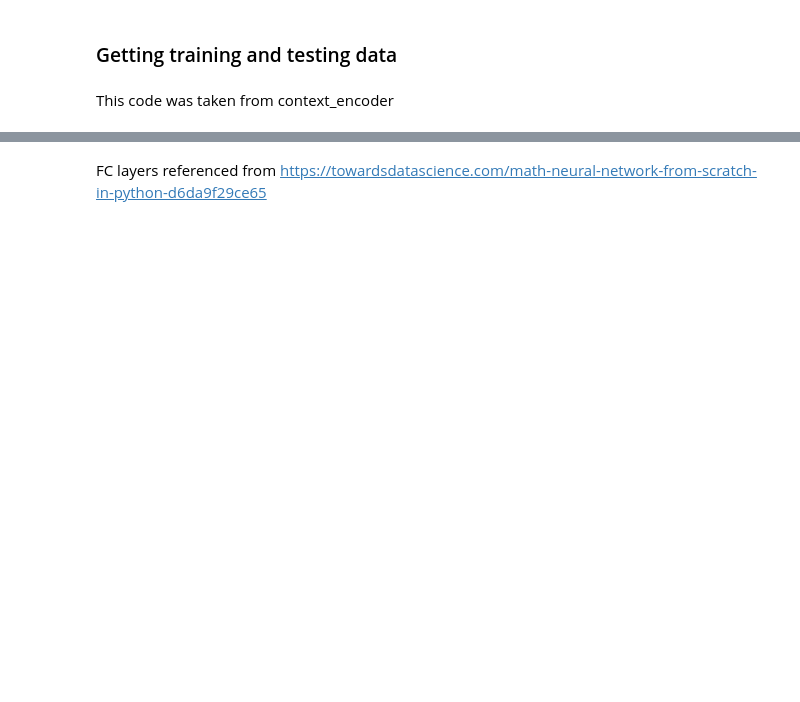
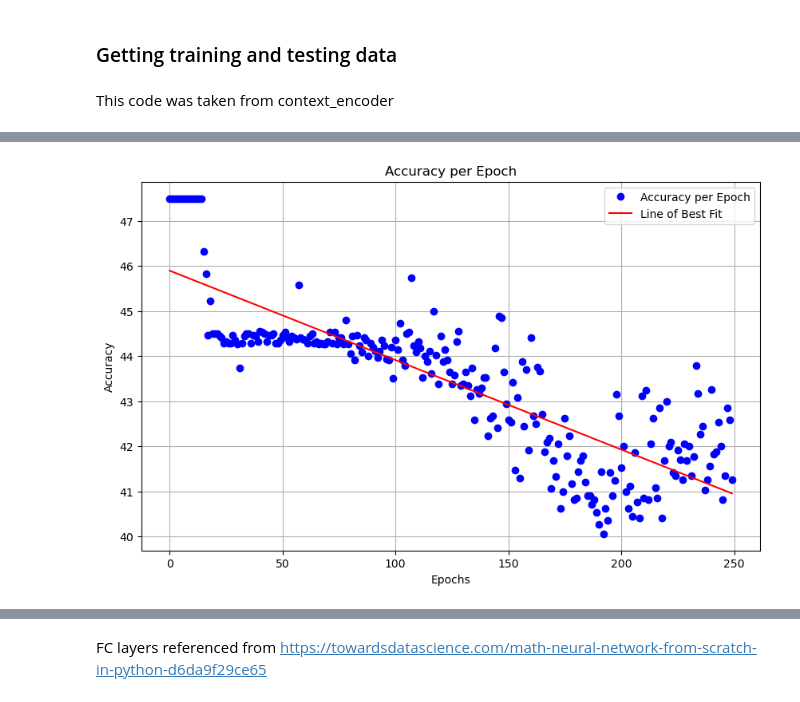
Before and after one commit to jonnneehh/ER_GAT, a Jupyter notebook: emotionClassifier.ipynb, the cells around one changed output, grey strips where cells are left out. Cells and saved outputs as stored; diff of their text form; code cells hidden in the pictures; blank space fills up the shorter version.

```diff
--- a/emotionClassifier.ipynb
+++ b/emotionClassifier.ipynb
@@ -24,0 +61,2 @@ X_train.head()
+# %%
+X_test = X_test.detach().numpy()
@@ -24,0 +499,18 @@ X_train.head()
+# %%
+# Convert data to PyTorch tensors
+X_train_tensor = torch.tensor(X_train, dtype=torch.float32)
+y_train_tensor = torch.tensor(y_train, dtype=torch.long)
+X_test_tensor = torch.tensor(X_test, dtype=torch.float32)
+y_test_tensor = torch.tensor(y_test, dtype=torch.long)
+
+# Wraps tensors into a dataset. Used to combine the input features and labels into a single dataset object for both training and testing data.
+train_dataset = TensorDataset(X_train_tensor, y_train_tensor)
+test_dataset = TensorDataset(X_test_tensor, y_test_tensor)
+
+# Provides an iterable over the given dataset, supporting automatic batching, sampling, shuffling, and multiprocess data loading.
+train_loader = DataLoader(train_dataset, batch_size=64, shuffle=True)
+test_loader = DataLoader(test_dataset, batch_size=64, shuffle=False)
+# %%
+model = EmotionClassifier(input_size=X_train.shape[1], hidden_size=256, num_classes=len(set(y_train)))
+criterion = nn.CrossEntropyLoss()
+optimizer = torch.optim.Adam(model.parameters(), lr=0.001)
@@ -24,0 +567,28 @@ X_train.head()
+# %%
+import matplotlib.pyplot as plt
+import numpy as np
+
+# Assuming 'accuracy_list' contains the accuracy values for each epoch
+x = np.arange(len(accuracy_list))  # Using np.arange instead of range for array operations
+y = np.array(accuracy_list)
+
+plt.figure(figsize=(10, 6))
+plt.plot(x, y, marker='o', linestyle='', color='b', label='Accuracy per Epoch')
+
+# Compute the coefficients for the line of best fit
+coefficients = np.polyfit(x, y, 1)
+# Generate the values for the line of best fit
+polynomial = np.poly1d(coefficients)
+y_fit = polynomial(x)
+
+# Plot the line of best fit
+plt.plot(x, y_fit, 'r-', label='Line of Best Fit')
+
+plt.title('Accuracy per Epoch')
+plt.xlabel('Epochs')
+plt.ylabel('Accuracy')
+plt.grid(True)
+plt.legend()
+plt.show()
+# %% [output]
+[figure, added]
```
Also changed, not shown: parts of 28 cells of this notebook, 1 other file.
